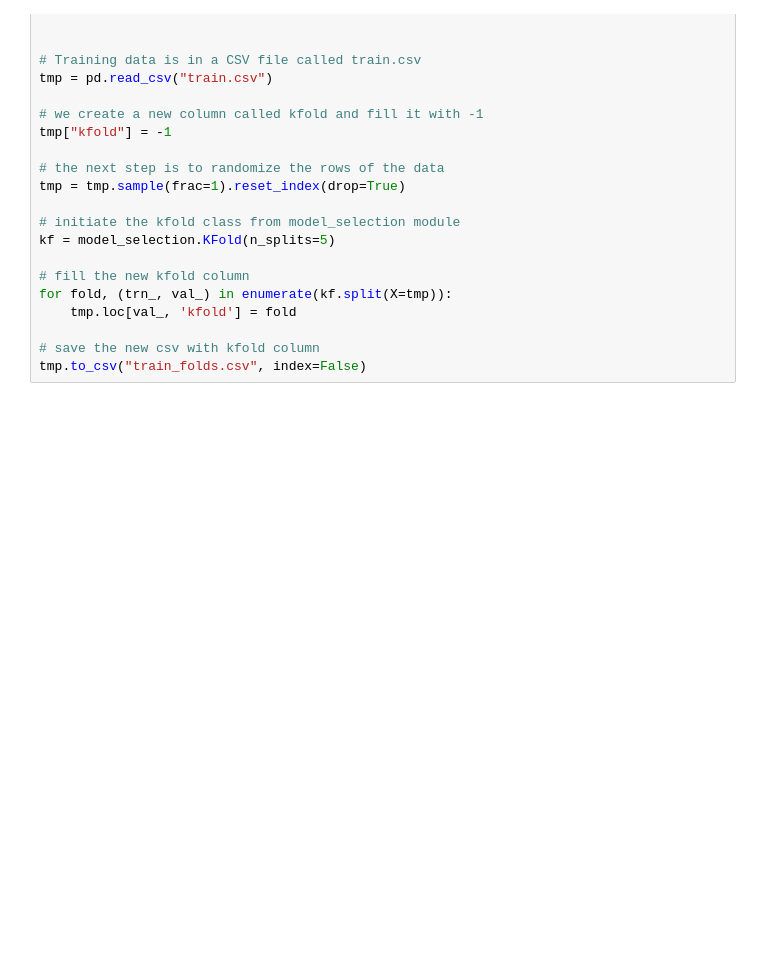
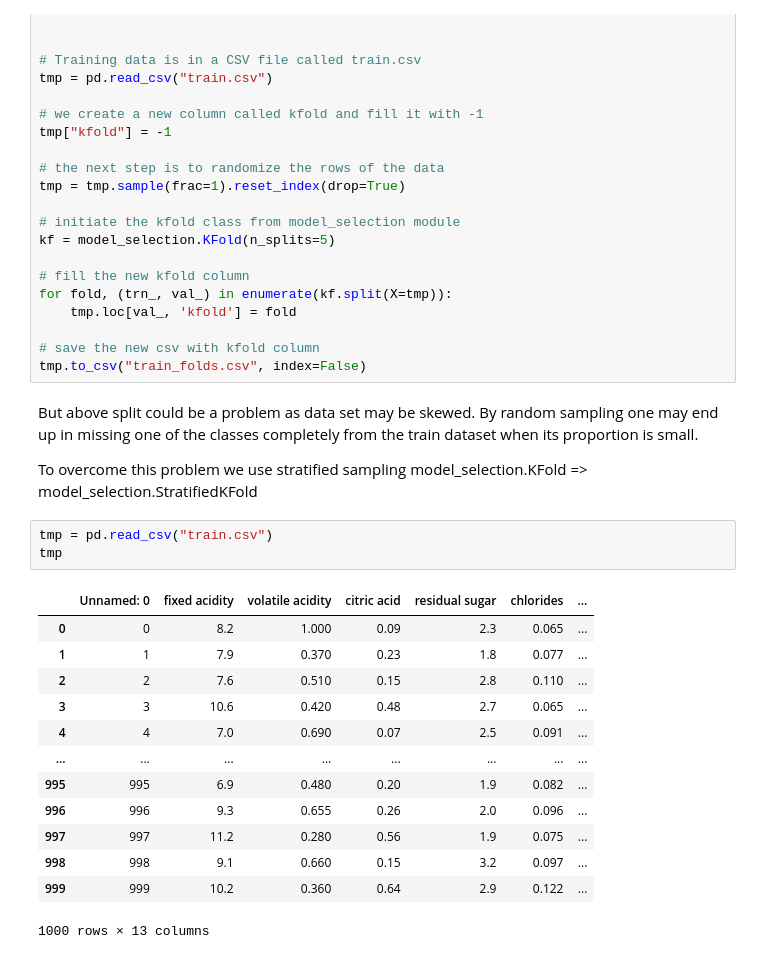
Before and after one commit to jaivrat/aaml, a Jupyter notebook: notebooks/02-decision_tree_and_cross_valid.ipynb, the cells around one changed output. Cells and saved outputs as stored; diff of their text form; blank space fills up the shorter version.

```diff
--- a/notebooks/02-decision_tree_and_cross_valid.ipynb
+++ b/notebooks/02-decision_tree_and_cross_valid.ipynb
@@ -228,3 +228,24 @@ for fold, (trn_, val_) in enumerate(kf.split(X=tmp)):
 
 # save the new csv with kfold column
 tmp.to_csv("train_folds.csv", index=False)
+# %% [markdown]
+But above split could be a problem as data set may be skewed. By random sampling one may end up in missing one of the classes completely from the train dataset when its proportion is small.
+
+To overcome this problem we use stratified sampling model_selection.KFold => model_selection.StratifiedKFold
+# %%
+tmp = pd.read_csv("train.csv")
+tmp
+# %% [output]
+|  | Unnamed: 0 | fixed acidity | volatile acidity | citric acid | residual sugar | chlorides | ... |
+| 0 | 0 | 8.2 | 1.000 | 0.09 | 2.3 | 0.065 | ... |
+| 1 | 1 | 7.9 | 0.370 | 0.23 | 1.8 | 0.077 | ... |
+| 2 | 2 | 7.6 | 0.510 | 0.15 | 2.8 | 0.110 | ... |
+| 3 | 3 | 10.6 | 0.420 | 0.48 | 2.7 | 0.065 | ... |
+| 4 | 4 | 7.0 | 0.690 | 0.07 | 2.5 | 0.091 | ... |
+| ... | ... | ... | ... | ... | ... | ... | ... |
+| 995 | 995 | 6.9 | 0.480 | 0.20 | 1.9 | 0.082 | ... |
+| 996 | 996 | 9.3 | 0.655 | 0.26 | 2.0 | 0.096 | ... |
+| 997 | 997 | 11.2 | 0.280 | 0.56 | 1.9 | 0.075 | ... |
+| 998 | 998 | 9.1 | 0.660 | 0.15 | 3.2 | 0.097 | ... |
+| 999 | 999 | 10.2 | 0.360 | 0.64 | 2.9 | 0.122 | ... |
+1000 rows × 13 columns
```
Also changed, not shown: parts of 10 cells of this notebook.
